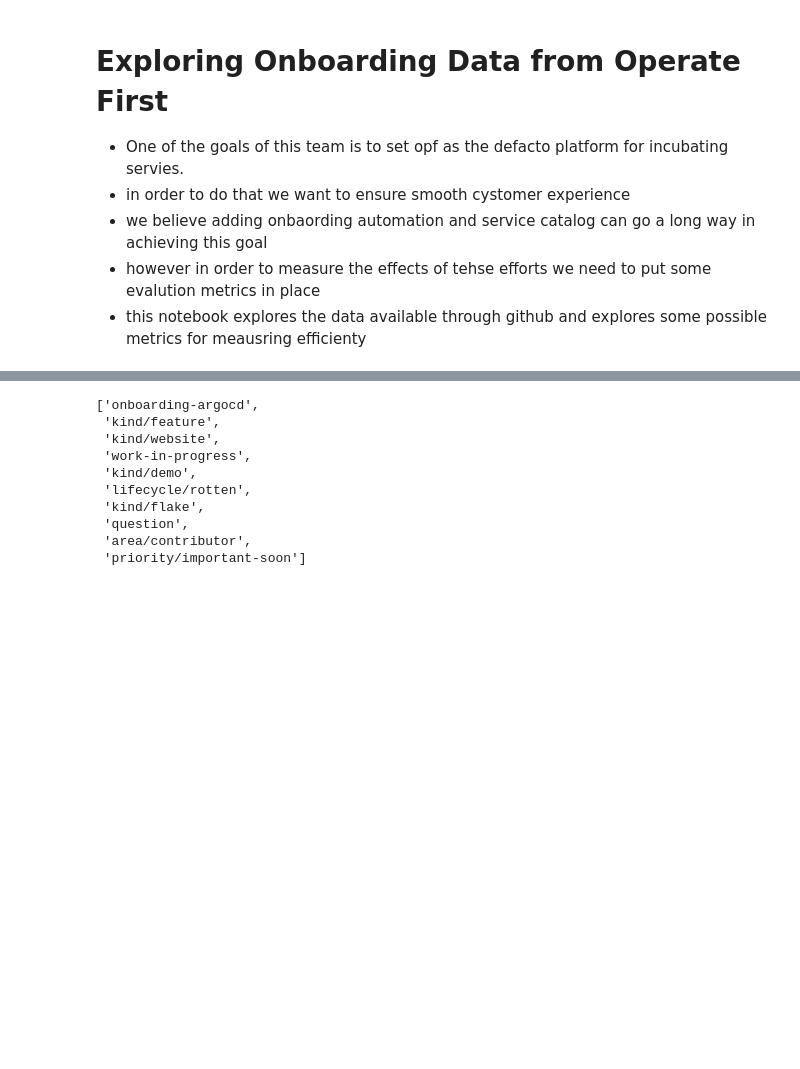
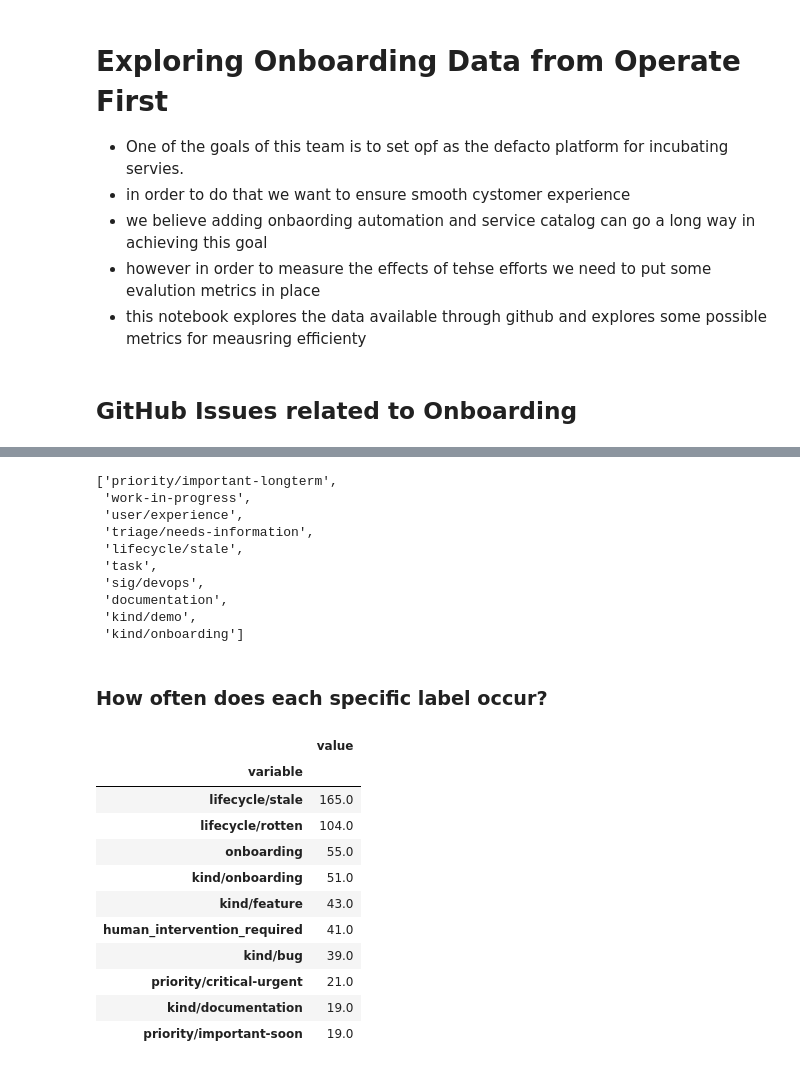
Before and after one commit to chauhankaranraj/metrics, a Jupyter notebook: onboarding.ipynb, the cells around one changed output, grey strips where cells are left out. Saved outputs shown, nothing was run; the diff lists cells and outputs as text; code cells hidden in the pictures; blank space fills up the shorter version.

```diff
--- a/onboarding.ipynb
+++ b/onboarding.ipynb
@@ -25,6 +26,8 @@ from srcopsmetrics.entities.pull_request import PullRequest  # noqa: E402
 # %%
 # default pretty graph settings
 sns.set()
+# %% [markdown]
+## GitHub Issues related to Onboarding
 # %%
 # load issue data using an entity, put it into df
 issue_entity = Issue("operate-first/support")
@@ -41,7 +44,7 @@ issues_df.head()
 # %%
 # lets take a look at what labels are used
 labels_on_issue = issues_df["labels"].apply(
-    lambda x: x.keys()
+    lambda x: list(x.keys())
 )
 
 # flatten list of lists and remove duplicates
@@ -51,21 +54,40 @@ unique_labels = list(set(
 
 unique_labels[:10]
 # %% [output]
-['onboarding-argocd',
- 'kind/feature',
- 'kind/website',
+['priority/important-longterm',
  'work-in-progress',
+ 'user/experience',
+ 'triage/needs-information',
+ 'lifecycle/stale',
+ 'task',
+ 'sig/devops',
+ 'documentation',
  'kind/demo',
- 'lifecycle/rotten',
- 'kind/flake',
- 'question',
- 'area/contributor',
- 'priority/important-soon']
+ 'kind/onboarding']
 # %%
 # how many times has each label been used
 label_freq = labels_on_issue.apply(pd.value_counts)
 
 # need to convert from label name being columns to them being rows
 # then sum for each label
 label_freq = label_freq.melt().groupby("variable").sum()
-label_freq
+label_freq = label_freq.sort_values("value", ascending=False)
+
+display(Markdown(
+    "### How often does each specific label occur?"
+))
+label_freq.head(10)
+# %% [output]
+### How often does each specific label occur?
+|  | value |
+| variable |  |
+| lifecycle/stale | 165.0 |
+| lifecycle/rotten | 104.0 |
+| onboarding | 55.0 |
+| kind/onboarding | 51.0 |
+| kind/feature | 43.0 |
+| human_intervention_required | 41.0 |
+| kind/bug | 39.0 |
+| priority/critical-urgent | 21.0 |
+| kind/documentation | 19.0 |
+| priority/important-soon | 19.0 |
```
Also changed, not shown: parts of 20 cells of this notebook.
